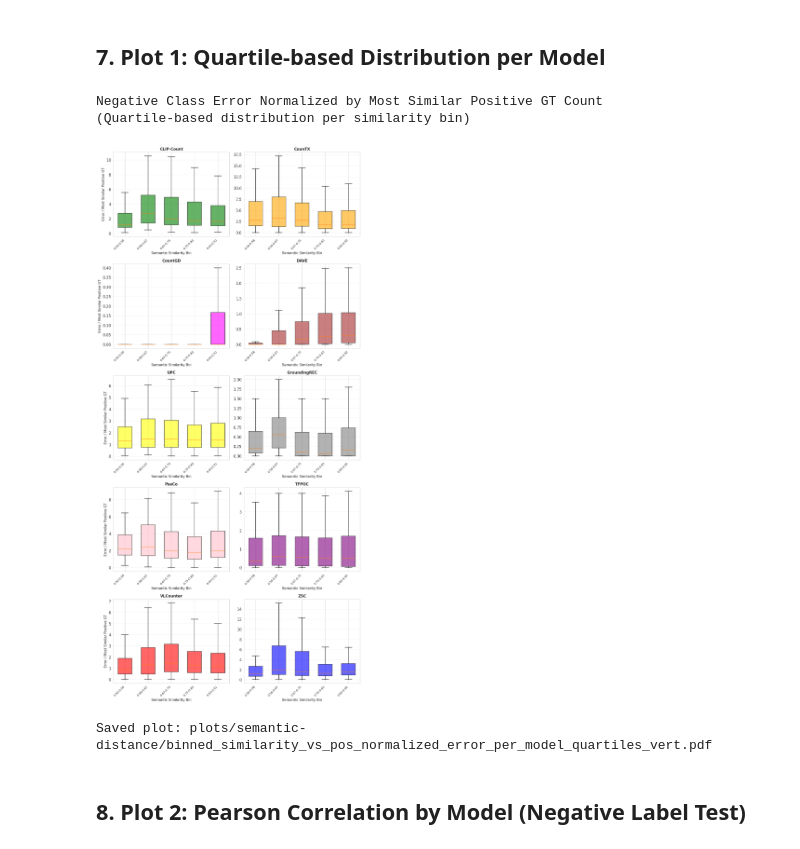
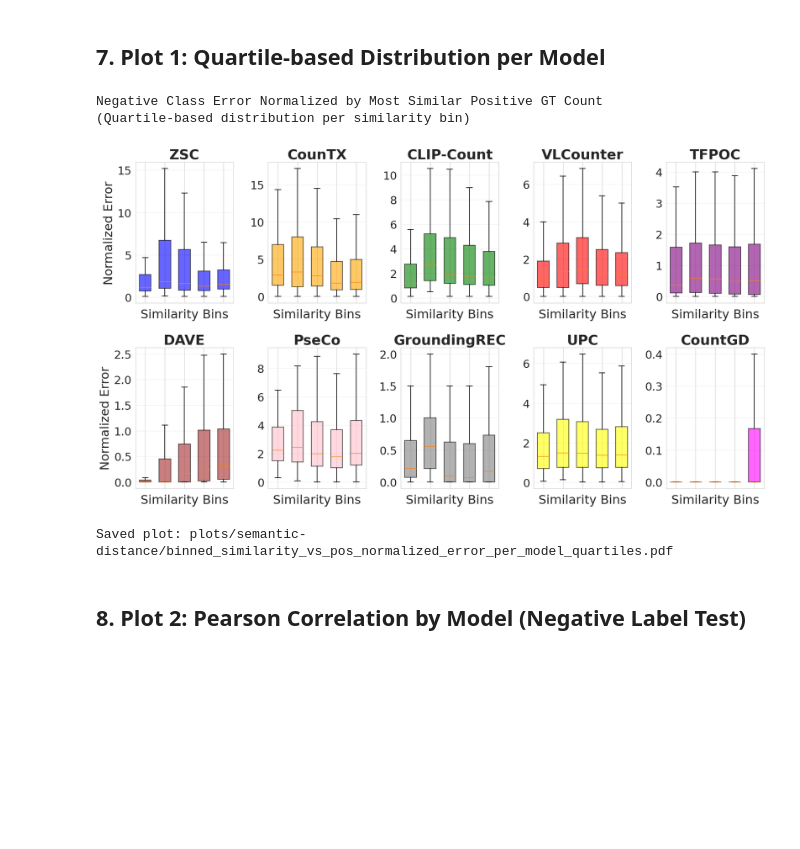
Before and after one commit to ciampluca/PrACo, a Jupyter notebook: multiclass_semantic_plots.ipynb, the cells around one changed output. Cells and saved outputs as stored; diff of their text form; code cells hidden in the pictures; blank space fills up the shorter version.

Commit message:
updated semantic plots styling

```diff
--- a/multiclass_semantic_plots.ipynb
+++ b/multiclass_semantic_plots.ipynb
@@ -21,8 +21,14 @@ from table_utils import get_model_color, get_shortened_name
 
 # Set style
 sns.set_style("whitegrid")
+FONT_SIZE = 23
 plt.rcParams['figure.figsize'] = (12, 8)
-plt.rcParams['font.size'] = 12
+plt.rcParams['font.size'] = FONT_SIZE
+plt.rcParams['axes.titlesize'] = FONT_SIZE + 2
+plt.rcParams['axes.labelsize'] = FONT_SIZE
+plt.rcParams['xtick.labelsize'] = FONT_SIZE - 2
+plt.rcParams['ytick.labelsize'] = FONT_SIZE - 2
+plt.rcParams['legend.fontsize'] = FONT_SIZE - 2
 # %% [markdown]
 ## 2. Configuration
 # %%
@@ -45,6 +51,9 @@ MODELS_TO_ANALYZE = [
     'ZSC',
 ]
 
+MODELS_TO_ANALYZE = ['ZSC', 'CounTX', 'CLIP-Count', 'VLCounter', 'TFPOC', 'DAVE', 'PseCo', 'GroundingREC', 'FixedPointPromptCounting', 'CountGD']
+
+
 # CLIP model
 CLIP_MODEL_NAME = "ViT-B/32"
 
@@ -338,7 +347,9 @@ Computed correlations for 10 models
 # %% [markdown]
 ## 7. Plot 1: Quartile-based Distribution per Model
 # %%
-MAKE_VERTICAL = True
+MAKE_VERTICAL = False
+
+SHOW_BIN_LABELS = False
 
 n_models = len(MODELS_TO_ANALYZE)
 if not MAKE_VERTICAL:
@@ -369,7 +380,7 @@ for idx, model in enumerate(MODELS_TO_ANALYZE):
     if df_model.empty:
         ax.text(0.5, 0.5, f'{model}\nNo data',
                 ha='center', va='center',
-                transform=ax.transAxes, fontsize=12)
+                transform=ax.transAxes, fontsize=FONT_SIZE)
         ax.set_xticks([])
         ax.set_yticks([])
         continue
@@ -408,39 +419,40 @@ for idx, model in enumerate(MODELS_TO_ANALYZE):
         box.set_edgecolor('black')
 
     # Labels & formatting
-    ax.set_xlabel('Semantic Similarity Bin', fontsize=11)
+    ax.set_xlabel('Similarity Bins', fontsize=FONT_SIZE)
     if idx % n_cols == 0:
-        ax.set_ylabel('Error / Most Similar Positive GT', fontsize=11)
+        ax.set_ylabel('Normalized Error', fontsize=FONT_SIZE) #'Error / Most Similar Positive GT'
 
-    ax.set_title(plot_model, fontsize=12, fontweight='bold')
+    ax.set_title(plot_model, fontsize=FONT_SIZE + 3, fontweight='bold')
     ax.set_xticks(np.arange(1, len(bin_labels) + 1))
-    ax.set_xticklabels(bin_labels, rotation=45, ha='right', fontsize=9)
+
+    ax.set_xticklabels(bin_labels if SHOW_BIN_LABELS else [], ha='right', fontsize=FONT_SIZE - 2) #rotation=45,
     ax.grid(True, alpha=0.3, axis='y')
     if y_limits is not None:
         ax.set_ylim(y_limits)
 
 # Hide unused subplots
 for idx in range(n_models, len(axes)):
     axes[idx].axis('off')
 
 title = (
     'Negative Class Error Normalized by Most Similar Positive GT Count\n'
     '(Quartile-based distribution per similarity bin)'
 )
 print(title)
 
 suffix = "" if not MAKE_VERTICAL else "_vert"
 plt.tight_layout()
 output_path = os.path.join(OUTPUT_DIR, f'binned_similarity_vs_pos_normalized_error_per_model_quartiles{suffix}.pdf')
 plt.savefig(output_path, dpi=500, bbox_inches='tight')
 plt.show()
 
 print(f"\nSaved plot: {output_path}")
 # %% [output]
 Negative Class Error Normalized by Most Similar Positive GT Count
 (Quartile-based distribution per similarity bin)
-[figure, old version]
+[figure, new version]
-Saved plot: plots/semantic-distance/binned_similarity_vs_pos_normalized_error_per_model_quartiles_vert.pdf
+Saved plot: plots/semantic-distance/binned_similarity_vs_pos_normalized_error_per_model_quartiles.pdf
 # %% [markdown]
 ## 8. Plot 2: Pearson Correlation by Model (Negative Label Test)
 # %%
```
Also changed, not shown: parts of 2 cells of this notebook.
